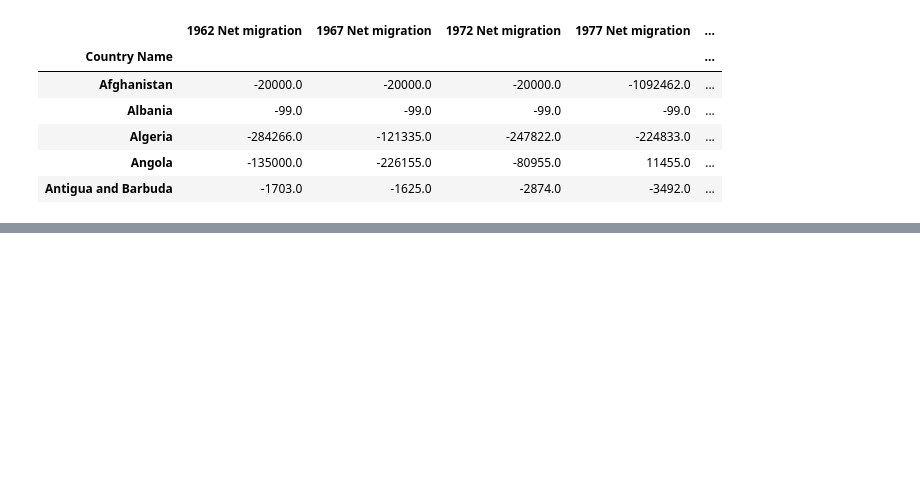
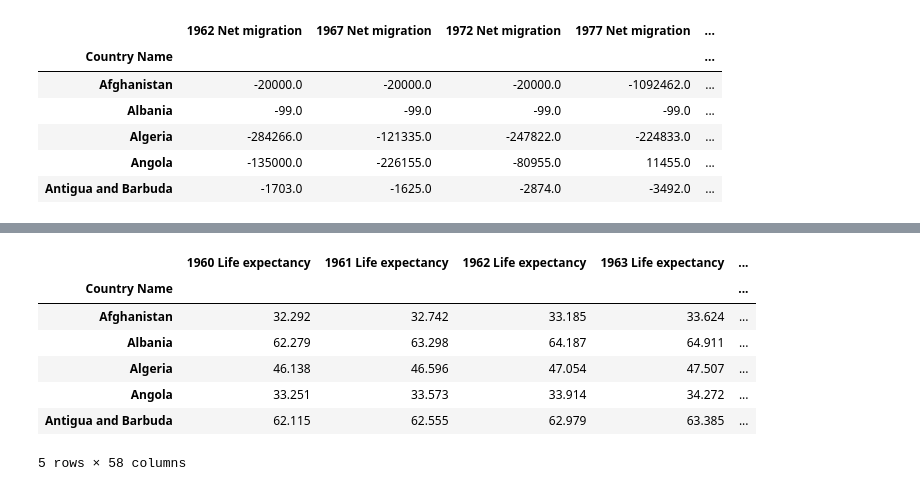
Before and after one commit to Omar-Castillo/Project2_World_Indices, a Jupyter notebook: World_Database.ipynb, the cells around one changed output, grey strips where cells are left out. Saved outputs shown, nothing was run; the diff lists cells and outputs as text; code cells hidden in the pictures; blank space fills up the shorter version.

```diff
--- a/World_Database.ipynb
+++ b/World_Database.ipynb
@@ -154,0 +215,13 @@ gdp_pivot.reset_index().to_json(orient='records')
+# %%
+#set our new table columns to the final columns created above, and set to json
+life_pivot.columns= final_lifecolumns
+life_pivot.head()
+# %% [output]
+|  | 1960 Life expectancy | 1961 Life expectancy | 1962 Life expectancy | 1963 Life expectancy | ... |
+| Country Name |  |  |  |  | ... |
+| Afghanistan | 32.292 | 32.742 | 33.185 | 33.624 | ... |
+| Albania | 62.279 | 63.298 | 64.187 | 64.911 | ... |
+| Algeria | 46.138 | 46.596 | 47.054 | 47.507 | ... |
+| Angola | 33.251 | 33.573 | 33.914 | 34.272 | ... |
+| Antigua and Barbuda | 62.115 | 62.555 | 62.979 | 63.385 | ... |
+5 rows × 58 columns
```
Also changed, not shown: parts of 9 cells of this notebook, 1 other file.
